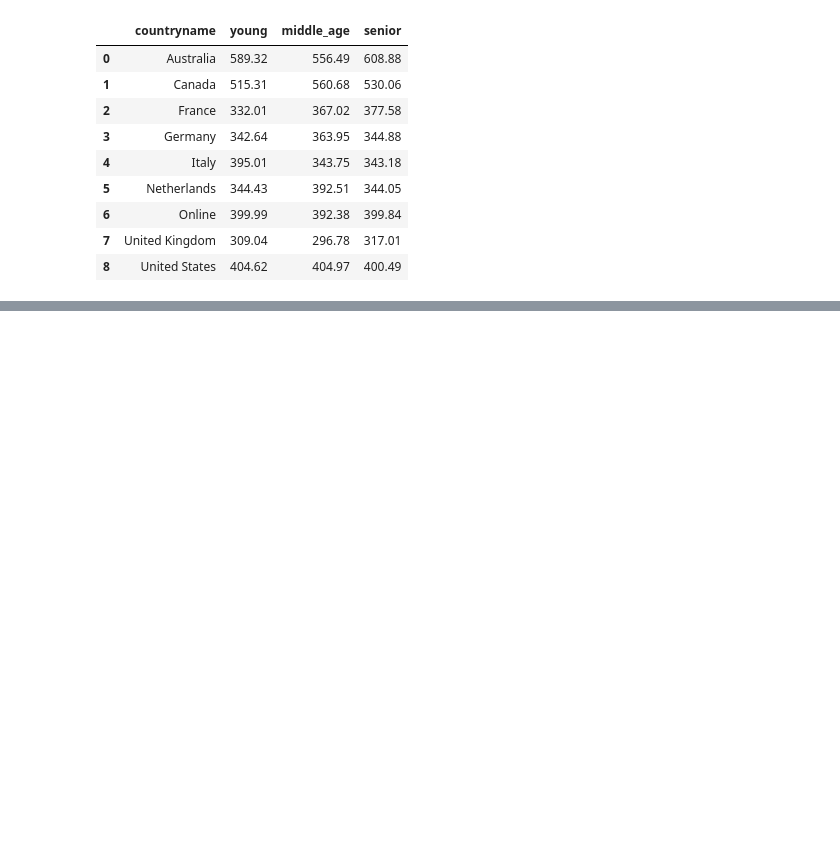
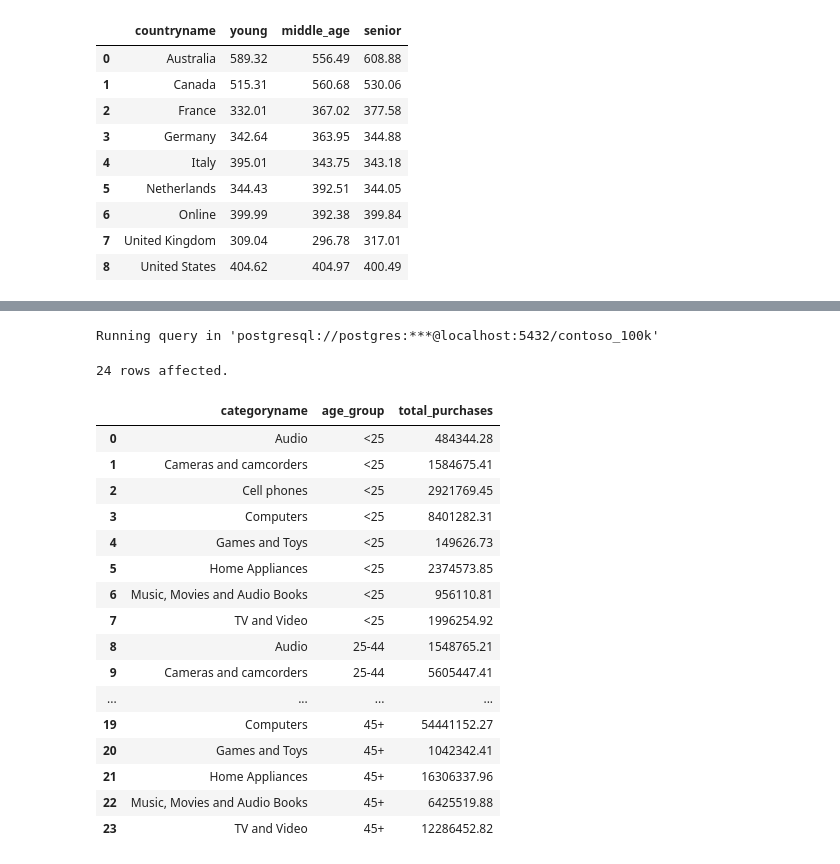
Before and after one commit to Bartek0829/SQL-learning, a Jupyter notebook: Resources/Blank_SQL_Notebook.ipynb, the cells around one changed output, grey strips where cells are left out. Saved outputs shown, nothing was run; the diff lists cells and outputs as text; code cells hidden in the pictures; blank space fills up the shorter version.

```diff
--- a/Resources/Blank_SQL_Notebook.ipynb
+++ b/Resources/Blank_SQL_Notebook.ipynb
@@ -734,0 +758,36 @@ Running query in 'postgresql://postgres:***@localhost:5432/contoso_100k'
+# %%
+%%sql
+SELECT
+    p.categoryname,
+    CASE
+        WHEN c.age < 25 THEN '<25'
+        WHEN c.age BETWEEN 25 AND 44 THEN '25-44'
+        ELSE '45+'
+    END AS age_group,
+    SUM(s.quantity * s.netprice * s.exchangerate) AS total_purchases
+FROM sales s
+INNER JOIN customer c ON s.customerkey = c.customerkey
+INNER JOIN product p ON s.productkey = p.productkey
+GROUP BY
+    age_group,
+    p.categoryname;
+# %% [output]
+Running query in 'postgresql://postgres:***@localhost:5432/contoso_100k'
+24 rows affected.
+|  | categoryname | age_group | total_purchases |
+| 0 | Audio | <25 | 484344.28 |
+| 1 | Cameras and camcorders | <25 | 1584675.41 |
+| 2 | Cell phones | <25 | 2921769.45 |
+| 3 | Computers | <25 | 8401282.31 |
+| 4 | Games and Toys | <25 | 149626.73 |
+| 5 | Home Appliances | <25 | 2374573.85 |
+| 6 | Music, Movies and Audio Books | <25 | 956110.81 |
+| 7 | TV and Video | <25 | 1996254.92 |
+| 8 | Audio | 25-44 | 1548765.21 |
+| 9 | Cameras and camcorders | 25-44 | 5605447.41 |
+| ... | ... | ... | ... |
+| 19 | Computers | 45+ | 54441152.27 |
+| 20 | Games and Toys | 45+ | 1042342.41 |
+| 21 | Home Appliances | 45+ | 16306337.96 |
+| 22 | Music, Movies and Audio Books | 45+ | 6425519.88 |
+| 23 | TV and Video | 45+ | 12286452.82 |
```
Also changed, not shown: parts of 8 cells of this notebook.
